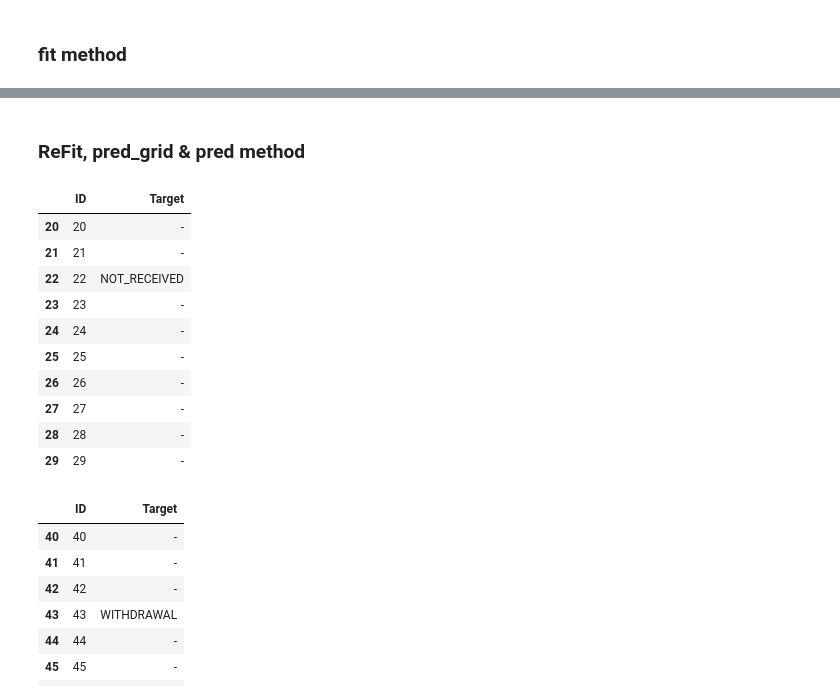
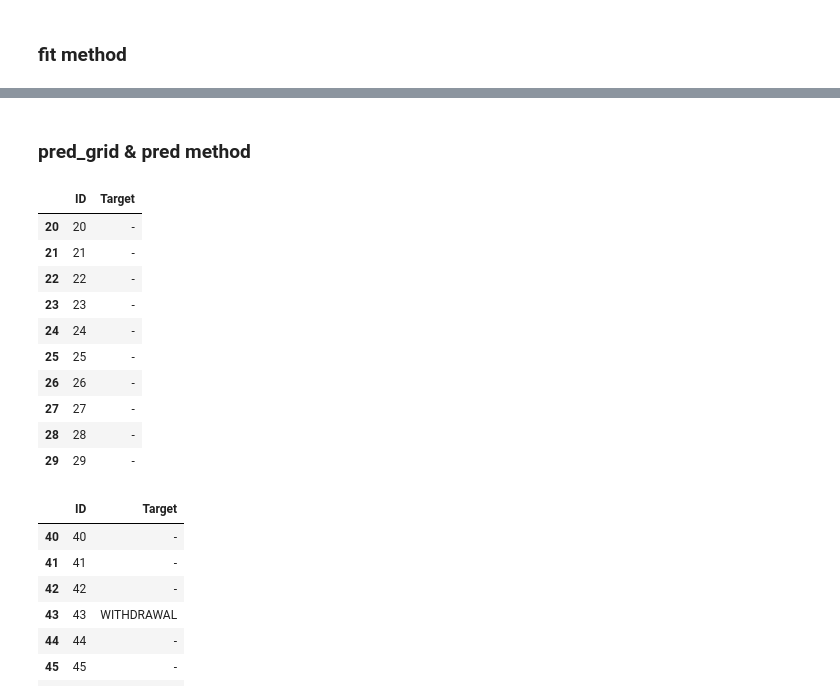
Before and after one commit to jeremycombe/Pipeline, a Jupyter notebook: Final Tests.ipynb, the cells around one changed output, grey strips where cells are left out. Drawn from its saved outputs; the diff is of its cells as text; code cells hidden in the pictures.

```diff
--- a/Final Tests.ipynb
+++ b/Final Tests.ipynb
@@ -27,8 +27,8 @@ Multi_Target.head(5)
 # %% [markdown]
 ### fit method
 # %%
-clf = BestEstimator()
-clf.fit(Multi_Train, Multi_Target, scoring = 'accuracy')
+Multi = BestEstimator()
+Multi.fit(Multi_Train, Multi_Target, scoring = 'accuracy')
 # %% [output]
 Missing Values :
 
@@ -76,12 +76,12 @@ Fitting 3 folds for each of 18 candidates, totalling 54 fits
 # %% [markdown]
-### ReFit, pred_grid & pred method
+### pred_grid & pred method
 # %%
-clf.pred2(Multi_Train[20:30], ID='ID', refit = True)
+Multi.pred(Multi_Train[20:30], ID='ID', refit = True)
 # %% [output]
 |  | ID | Target |
 | 20 | 20 | - |
 | 21 | 21 | - |
-| 22 | 22 | NOT_RECEIVED |
+| 22 | 22 | - |
 | 23 | 23 | - |
 | 24 | 24 | - |
 | 25 | 25 | - |
```
Also changed, not shown: parts of 15 cells of this notebook, 1 other file.
